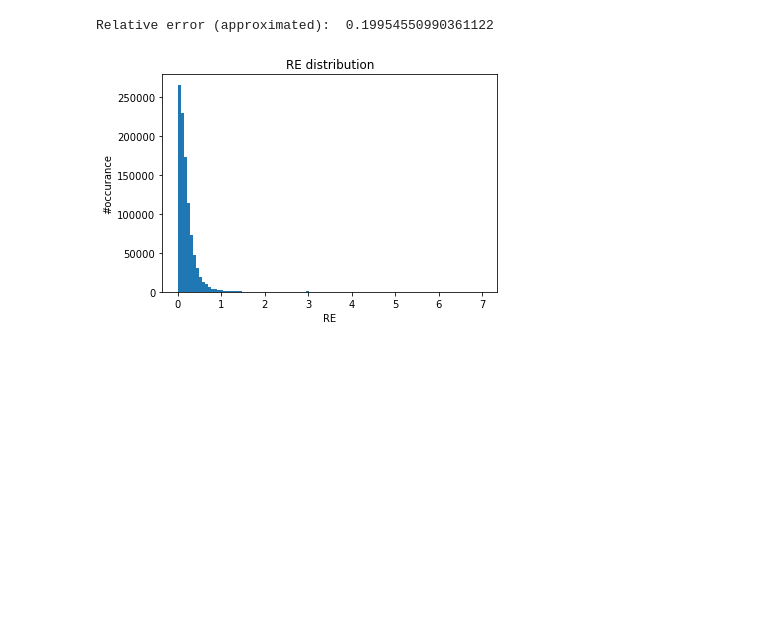
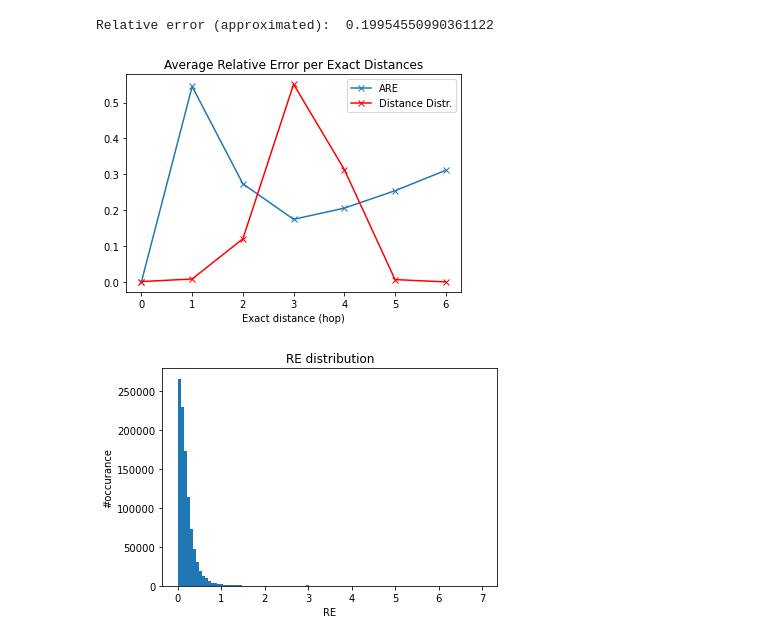
Before and after one commit to Dibbeding/SNACSprojectOrionRigel, a Jupyter notebook: embed/Project.ipynb, the cells around one changed output. Drawn from its saved outputs; the diff is of its cells as text; code cells hidden in the pictures; blank space fills up the shorter version.

```diff
--- a/embed/Project.ipynb
+++ b/embed/Project.ipynb
@@ -210,6 +211,36 @@ ARE_total = np.mean(ARE_per_source)
 print('Relative error (approximated): ', ARE_total)
 # %% [output]
 Relative error (approximated):  0.19954550990361122
+# %%
+exact_dist_concat = []
+max_dist = 0
+for source in exact_distances.keys():
+    #exact_dist_concat
+    md = max(exact_distances[source])
+    if md > max_dist:
+        max_dist = md
+
+average_re_per_dist = [0 for i in range(max_dist+1)]
+count_dist = [0 for i in range(max_dist+1)]
+for source in exact_distances.keys():
+    for target in range(number_of_nodes):
+        re = relative_errors[source][target]
+        #if re < 1.5: - it does not change the result significantly
+        index = int(exact_distances[source][target])
+        average_re_per_dist[index] += re
+        count_dist[index] += 1
+
+average_re_per_dist = [average_re_per_dist[i] / count_dist[i] for i in range(len(count_dist))]
+
+plt.plot(average_re_per_dist, 'x-', label = 'ARE')
+plt.plot([count_dist[i]/sum(count_dist) for i in range(len(count_dist))], 'x-', label = 'Distance Distr.', color = 'red')
+plt.title('Average Relative Error per Exact Distances')
+plt.xlabel('Exact distance (hop)')
+#plt.ylabel('Relative Error')
+plt.legend()
+plt.show()
+# %% [output]
+[figure, added]
 # %%
 # distribution of relative error in total
 
```
Also changed, not shown: parts of 4 cells of this notebook, 5 other files.
